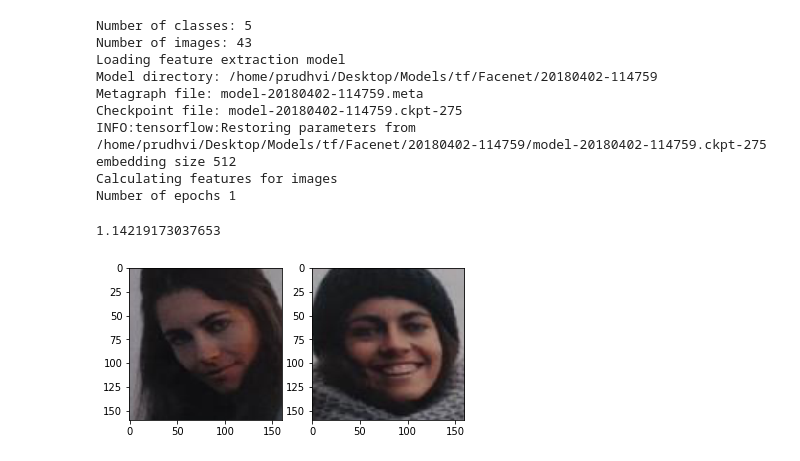
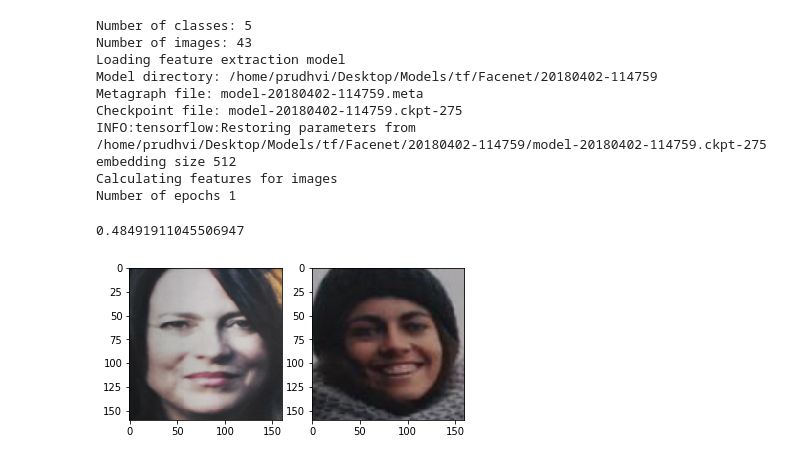
Before and after one commit to 0xRampey/mobilenet-facenet-distillation, a Jupyter notebook: Facenet_impl.ipynb, the cells around one changed output. Saved outputs shown, nothing was run; the diff lists cells and outputs as text; code cells hidden in the pictures.

```diff
--- a/Facenet_impl.ipynb
+++ b/Facenet_impl.ipynb
@@ -45,7 +45,7 @@ def create_emb_dict(paths, emb_array):
         emb_dict[image_name] = emb_array[i]
     return emb_dict
 # %%
-def get_face_embeddings(dataset, image_size = 160, batch_size = 128, save_to_disk = False, save_dir = None):
+def get_face_embeddings(dataset, image_size = 160, batch_size = 64, save_to_disk = False, save_dir = None):
 
     if save_to_disk:
         print("Saving to disk!")
@@ -120,9 +120,17 @@ import matplotlib.pyplot as plt
 from imageio import imread
 # %%
 # %matplotlib inline
-# %%
-def calc_dist(emb1, emb2):
-    return distance.euclidean(emb1, emb2)
+# %%
+def calc_dist(emb1, emb2):
+    concat = np.concatenate([emb1, emb2])
+    mean = np.mean(concat)
+    emb1 = emb1 - mean
+    emb2 = emb2 - mean
+    dot = np.sum(np.multiply(emb1, emb2))
+    norm = np.linalg.norm(emb1) * np.linalg.norm(emb2)
+    similarity = dot / norm
+    dist = np.arccos(similarity) / math.pi
+    return dist
 # %%
 def print_face_dist(face_1, face_2, dataset, face_emb):
     print(calc_dist(face_emb[face_1], face_emb[face_2]))
@@ -157,7 +165,7 @@ embedding size 512
 Calculating features for images
 Number of epochs 1
 # %%
-print_face_dist(1, 6, dataset, face_emb)
+print_face_dist(25, 6, dataset, face_emb)
 # %% [output]
-1.14219173037653
+0.48491911045506947
-[figure, old version]
+[figure, new version]
```
Also changed, not shown: 1 other file.
